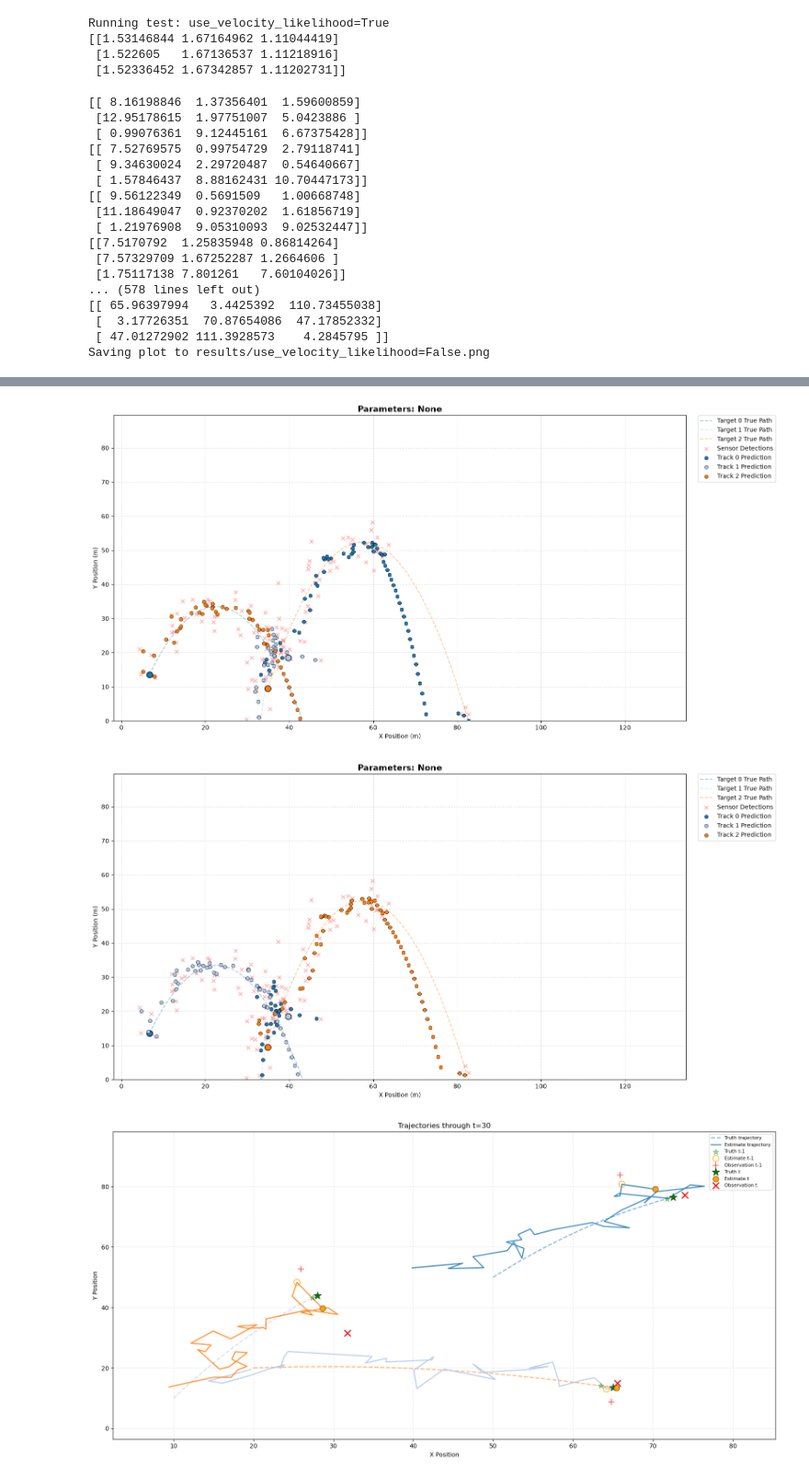
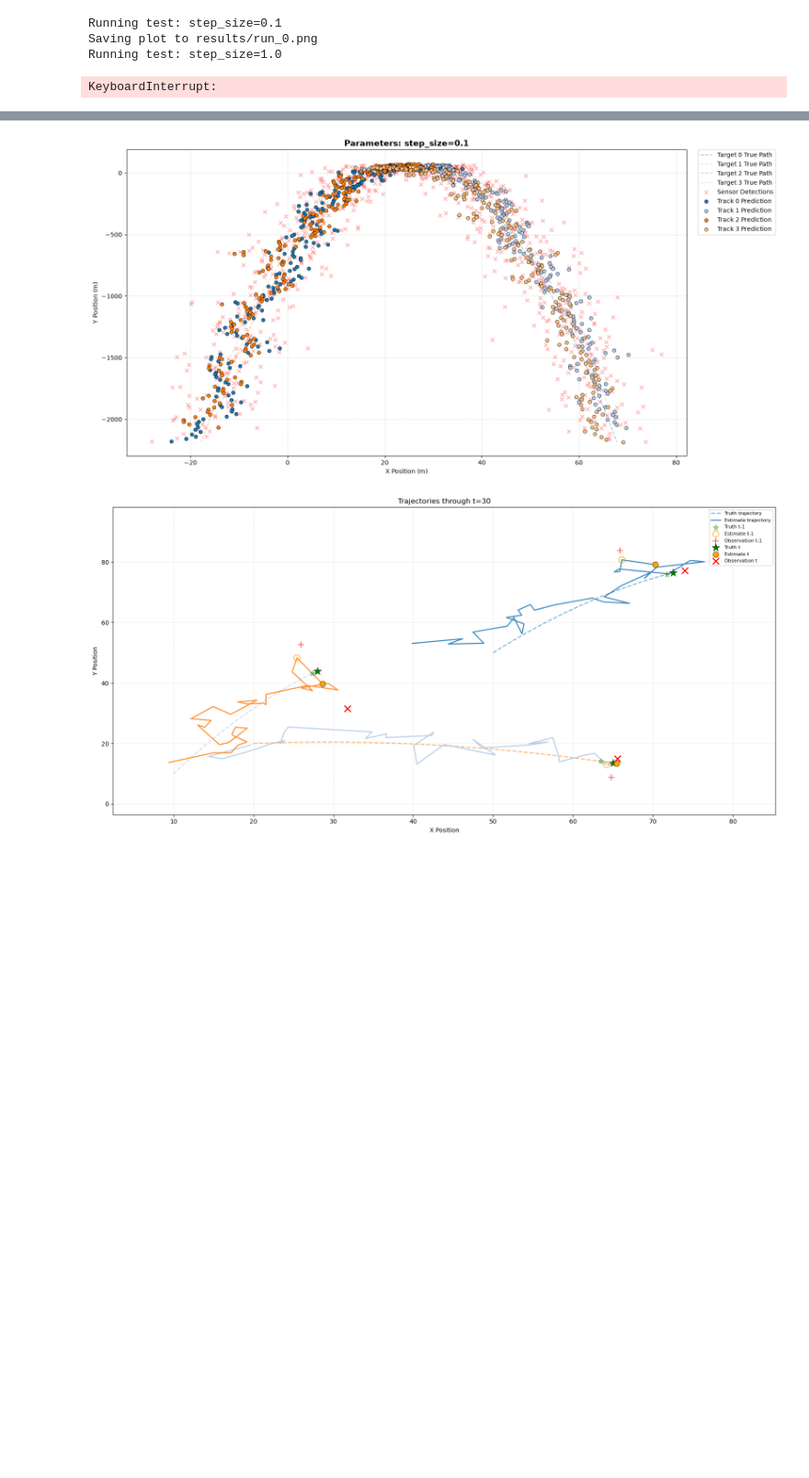
Before and after one commit to christopher-reinard/particle_filter, a Jupyter notebook: main copy.ipynb, the cells around one changed output, grey strips where cells are left out. Shown at 92% size. Cells and saved outputs as stored; diff of their text form; code cells hidden in the pictures; blank space fills up the shorter version.

```diff
--- a/main copy.ipynb
+++ b/main copy.ipynb
@@ -25,7 +25,7 @@ STATE_BOUNDS = [
 # Simulation Parameters
 dropout_start = 40
 dropout_end = 60
-process_noise = 9.0#2.0
+process_noise = 0.01#2.0
 measurement_noise = 25.0#9.0
 
 
@@ -41,16 +41,16 @@ measurement_noise = 25.0#9.0
 # ], dtype=float)
 
 # Crossing Each Other
-# true_states = np.array([
-#     [20.0, 20.0, 2.0, 25.0],
-#     [20.0, 20.0, 2.0, 30.0],
-#     [30.0, 20.0, -2.0, 25.0],
-#     [30.0, 20.0, -2.0, 30.0]
-# ], dtype=float)
+true_states = np.array([
+    [20.0, 20.0, 2.0, 25.0],
+    [20.0, 20.0, 2.0, 30.0],
+    [30.0, 20.0, -2.0, 25.0],
+    [30.0, 20.0, -2.0, 30.0]
+], dtype=float)
 
 
 # A LOT of balls:
-true_states = generate_random_balls(num_balls=3, state_bounds=STATE_BOUNDS)
+# true_states = generate_random_balls(num_balls=10, state_bounds=STATE_BOUNDS)
 #true_states = np.array([[50.0, 50.0, 15.0, 25.0], [10.0, 10.0, 12.0, 30.0], [20.0, 20.0, 30.0, 3.0]], dtype=float)
 
 n_objects = len(true_states)
@@ -61,34 +61,25 @@ n_objects = len(true_states)
 # strategy, not different noise draws.
 
 
-# Simulation Parameters
-step_size = 0.1
-num_steps = 120
-process_noise = 0.011
-measurement_noise = 10
-
-# Particle Filter Parameters
-num_particles = 1000
-
-
-
 input_parameters = {
     # Parameters for the simulation
-    "step_size": 0.1,
-    "num_steps": 120,
+    "step_size": 0.5,
+    "num_steps": 240,
 
     # Parameters for the balls
     "true_states": true_states,
-    "dropout_start": 40,
-    "dropout_end": 60,
-    "process_noise": 1, # Since we copy particles when resampling, process noise spreads them out in an area to make particles more diverse.
-    "measurement_noise": 10,
+    "dropout_start": -1,
+    "dropout_end": -1,
+    "process_noise": 5, # Since we copy particles when resampling, process noise spreads them out in an area to make particles more diverse.
+    "measurement_noise": 25,
 
     # Parameters for the Filter
-    "model": "MultiObjectParticleFilter", # Either "MultiObjectParticleFilter" or "SingleObjectParticleFilter"
-    "neighbor_assignment": "Hungarian", #Only relevant for Multi-Object Particle Filter, either "Hungarian" or "GreedyKNN"
+    "model": "MultiParticleFilter", # Either "MultiParticleFilter" or "SingleParticleFilter"
+    "neighbor_assignment": "Hungarian", # Either "Hungarian" or "Greedy"
+    "distance_metric": "LogLikelihood", # Either "MahalanobisObs" "MahalanobisFilter", "Euclidean", or "LogLikelihood"
 
-    "num_particles": 1000, # For Multi-Object Particle Filter, this is the number of particles PER BALL
+
+    "num_particles": 512, # For Multi-Object Particle Filter, this is the number of particles PER BALL
     "state_bounds": STATE_BOUNDS,
     "init_generator": "Sobol", # Either "Sobol", "LHS", or "PseudoRandom"
 
@@ -107,28 +98,11 @@ tester = ParticleFilterTester(input_parameters, save_dir="results")
 # results = tester.run()
 # #results
 results = tester.sweep_multi({
-    "use_velocity_likelihood": [True, False]
-}, mode="grid", seed=seed)
+    "step_size": [0.1, 1.0, 2.0, 4.0],
+}, mode="zip", seed=seed)
 results
 # %% [output]
-Running test: use_velocity_likelihood=True
-[[1.53146844 1.67164962 1.11044419]
- [1.522605   1.67136537 1.11218916]
- [1.52336452 1.67342857 1.11202731]]
+Running test: step_size=0.1
+Saving plot to results/run_0.png
+Running test: step_size=1.0
-[[ 8.16198846  1.37356401  1.59600859]
- [12.95178615  1.97751007  5.0423886 ]
- [ 0.99076361  9.12445161  6.67375428]]
-[[ 7.52769575  0.99754729  2.79118741]
- [ 9.34630024  2.29720487  0.54640667]
- [ 1.57846437  8.88162431 10.70447173]]
-[[ 9.56122349  0.5691509   1.00668748]
- [11.18649047  0.92370202  1.61856719]
- [ 1.21976908  9.05310093  9.02532447]]
-[[7.5170792  1.25835948 0.86814264]
- [7.57329709 1.67252287 1.2664606 ]
- [1.75117138 7.801261   7.60104026]]
-... (578 lines left out)
-[[ 65.96397994   3.4425392  110.73455038]
- [  3.17726351  70.87654086  47.17852332]
- [ 47.01272902 111.3928573    4.2845795 ]]
-Saving plot to results/use_velocity_likelihood=False.png
+KeyboardInterrupt:
@@ -138,5 +109,4 @@ Saving plot to results/use_velocity_likelihood=False.png
-[figure, old version]
+[figure, new version]
-[figure, removed]
 # %%
 plot_particle_filter_step(time=30, **results["raw"])
 # %% [output]
```
Also changed, not shown: parts of 1 cell of this notebook, 4 other files.
